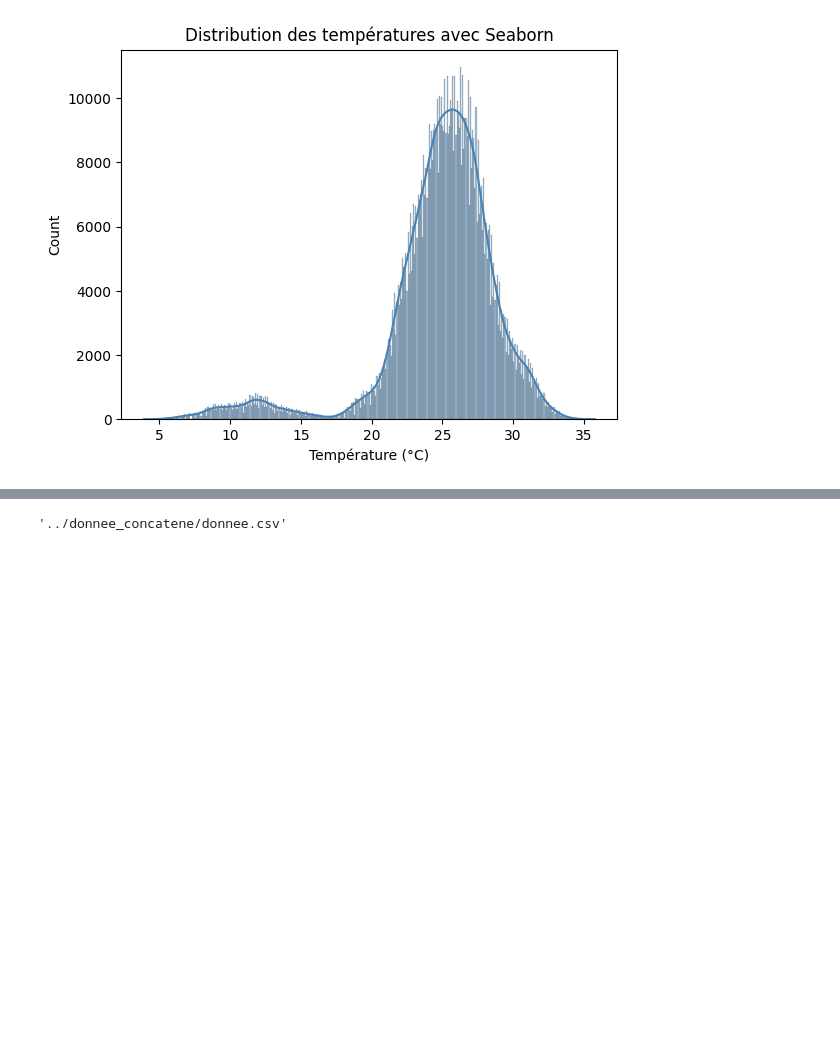
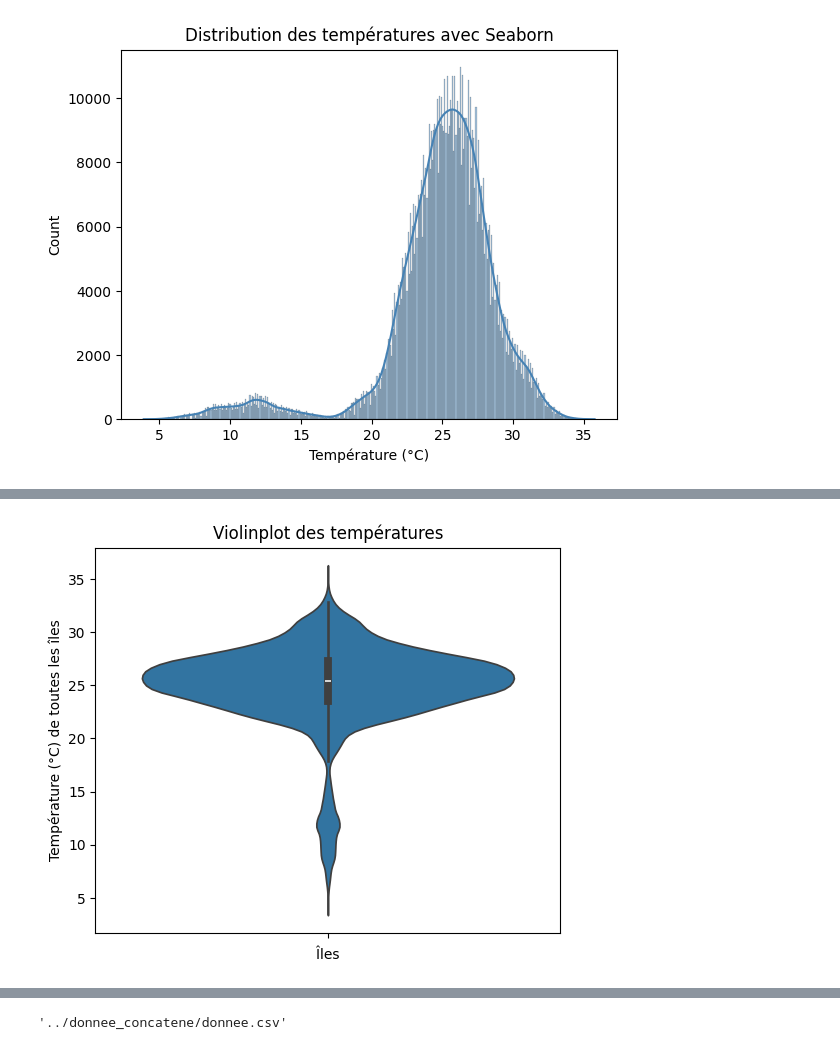
Before and after one commit to Ben10-data/Comores_climat_2021_2026, a Jupyter notebook: src/test1.ipynb, the cells around one changed output, grey strips where cells are left out. Cells and saved outputs as stored; diff of their text form; code cells hidden in the pictures; blank space fills up the shorter version.

```diff
--- a/src/test1.ipynb
+++ b/src/test1.ipynb
@@ -76,0 +105,9 @@ AttributeError: FillBetweenPolyCollection.set() got an unexpected keyword argume
+# %%
+plt.figure(figsize=(6, 5))
+sns.violinplot(y = "temperature_2m", data=data)
+plt.title('Violinplot des températures')
+plt.ylabel('Température (°C) de toutes les îles')
+plt.xlabel('Îles')
+plt.show()
+# %% [output]
+[figure, added]
```
Also changed, not shown: parts of 36 cells of this notebook, 8 other files.
